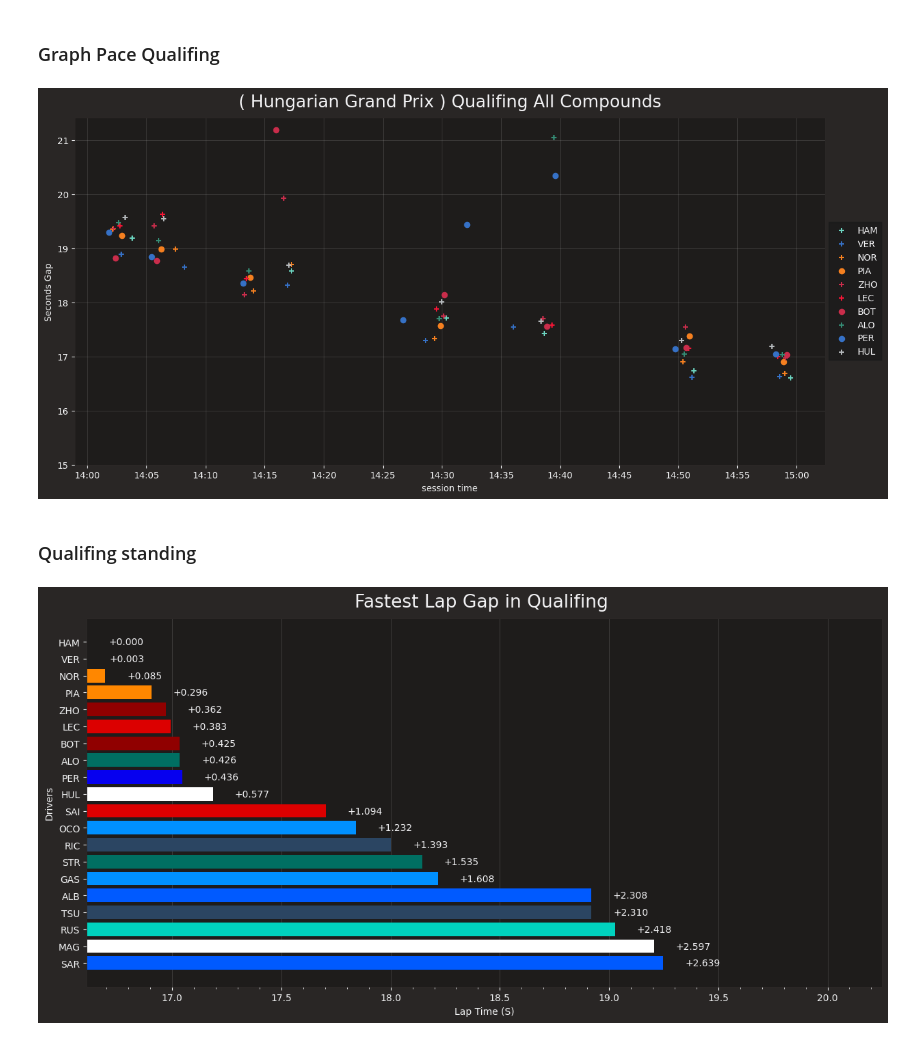
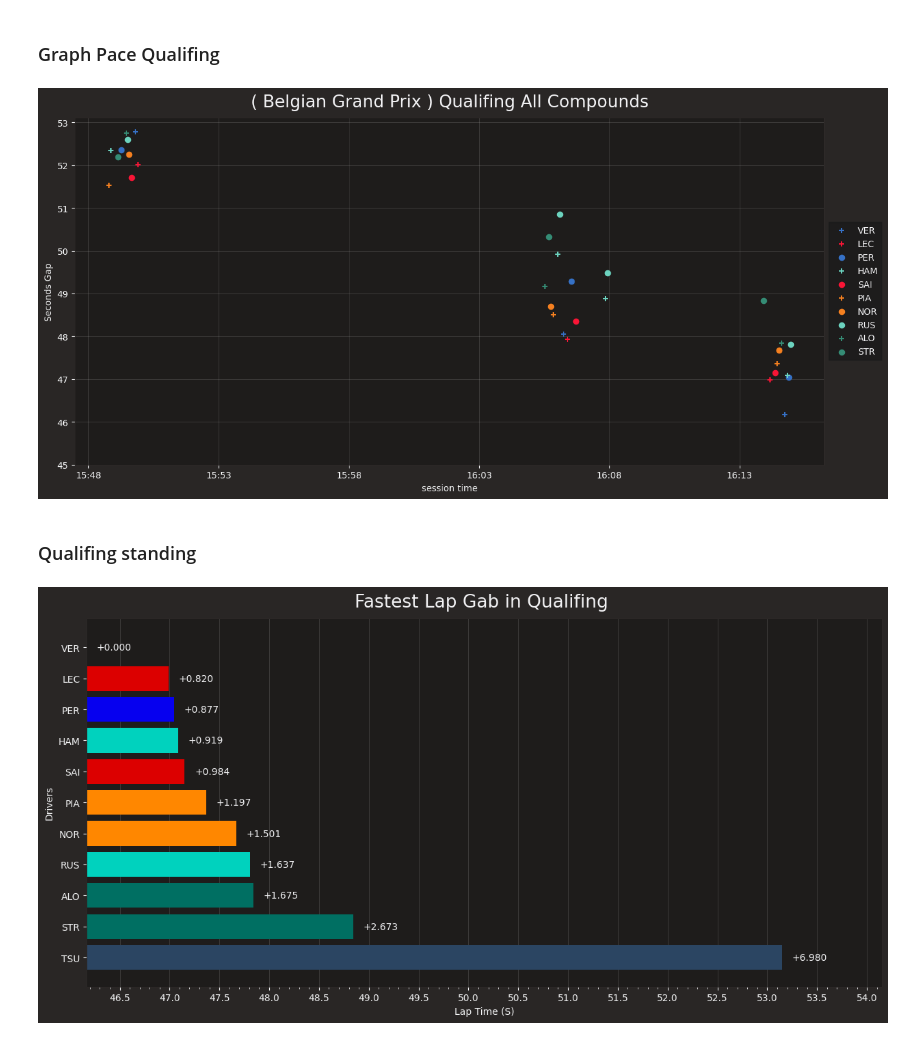
Before and after one commit to RACIM01/F1_Data_Analysing_RCM, a Jupyter notebook: Qualifing.ipynb, the cells around one changed output. Cells and saved outputs as stored; diff of their text form; code cells hidden in the pictures.

```diff
--- a/Qualifing.ipynb
+++ b/Qualifing.ipynb
@@ -16,6 +16,6 @@ import matplotlib.ticker as ticker
 # enabling misc_mpl_mods will turn on minor grid lines that clutters the plot
 fastf1.plotting.setup_mpl(mpl_timedelta_support=False, misc_mpl_mods=False)
 # %%
-session = fastf1.get_session(2023,11,'Q')
+session = fastf1.get_session(2023,12,3)
 session.load()
 # %% [output]
@@ -251,7 +272,7 @@ plt.legend(loc='center left', bbox_to_anchor=(1, 0.5))
 # Display the plot
 plt.show()
 # %% [output]
-[figure, old version]
+[figure, new version]
 # %% [markdown]
 ### Qualifing standing
 # %%
@@ -277,35 +298,35 @@ fastest_lap["Gap"] = fastest_lap["LapTimeS"]-fastest_lap["LapTimeS"].min()
 plt.figure(figsize=(15, 7))
 
 y = fastest_lap["Driver"]
 x = fastest_lap["LapTimeS"]
 minx = fastest_lap["LapTimeS"].min()
 maxx = fastest_lap["LapTimeS"].max()
 # Create the horizontal bar plot
 plt.barh(y,x , color = fastest_lap["TeamColor"])
 
 # Set labels and title
 plt.xlabel('Lap Time (S)')
 plt.ylabel('Drivers')
-plt.title('Fastest Lap Gap in Qualifing ')
+plt.title('Fastest Lap Gab in Qualifing ')
 plt.xticks(range(80, 95, 1))
 plt.xlim(minx, maxx+1)
 plt.gca().invert_yaxis()
 # Set the y-axis ticker to display integer values with increments of 0.1
 ax = plt.gca()
 ax.xaxis.set_major_locator(ticker.MultipleLocator(base=0.5))
 ax.xaxis.set_minor_locator(ticker.MultipleLocator(base=0.1))
 
 plt.grid(axis='x', alpha=0.2)
 
 
 # Add text annotations near each bar
 for i in range(0,len(y)):
     plt.text(fastest_lap["LapTimeS"][i] + 0.1, i, "+"+"{:.3f}".format(fastest_lap["Gap"][i]), va='center')
 
 # Display the plot
 plt.show()
 # %% [output]
-[figure, old version]
+[figure, new version]
 # %%
 table_results = fastest_lap[["Driver","Sector1Time","Sector2Time","Sector3Time","LapTime","Gap"]]
 # %%
```
Also changed, not shown: parts of 5 cells of this notebook, 6 other files.
